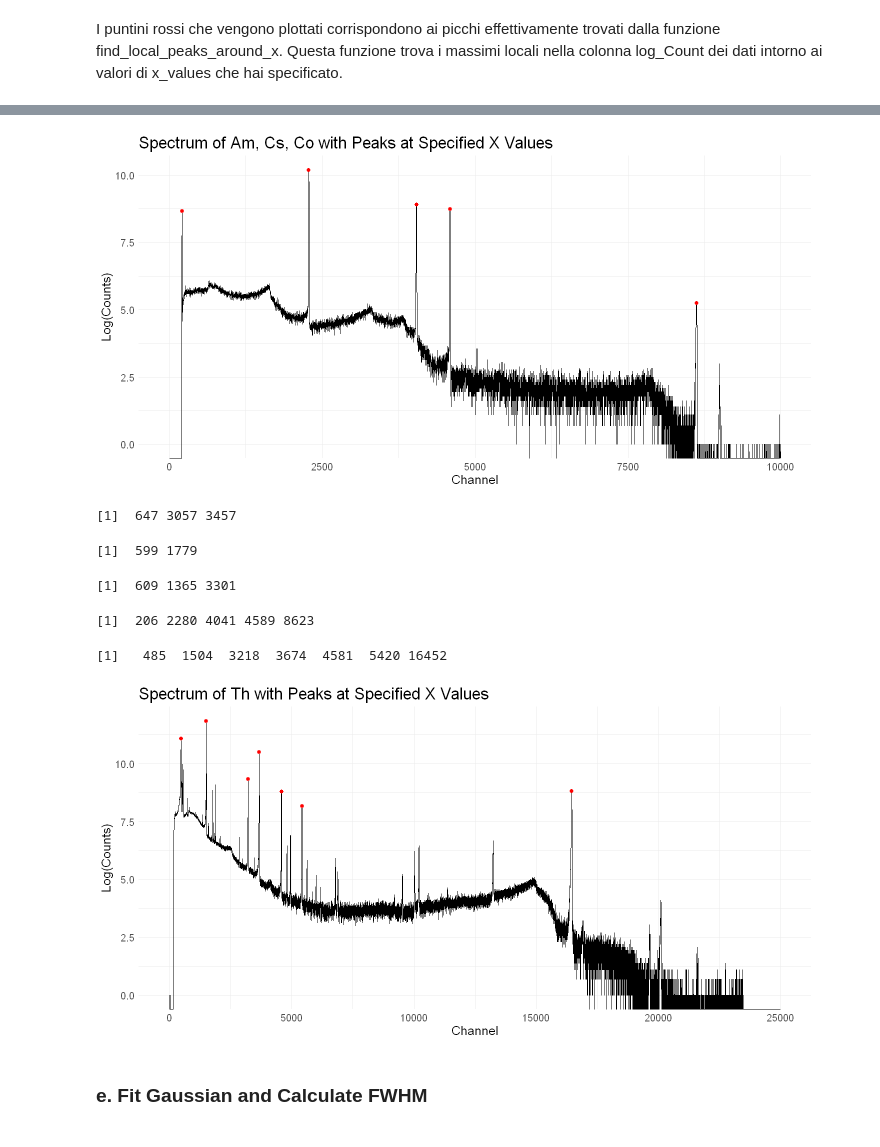
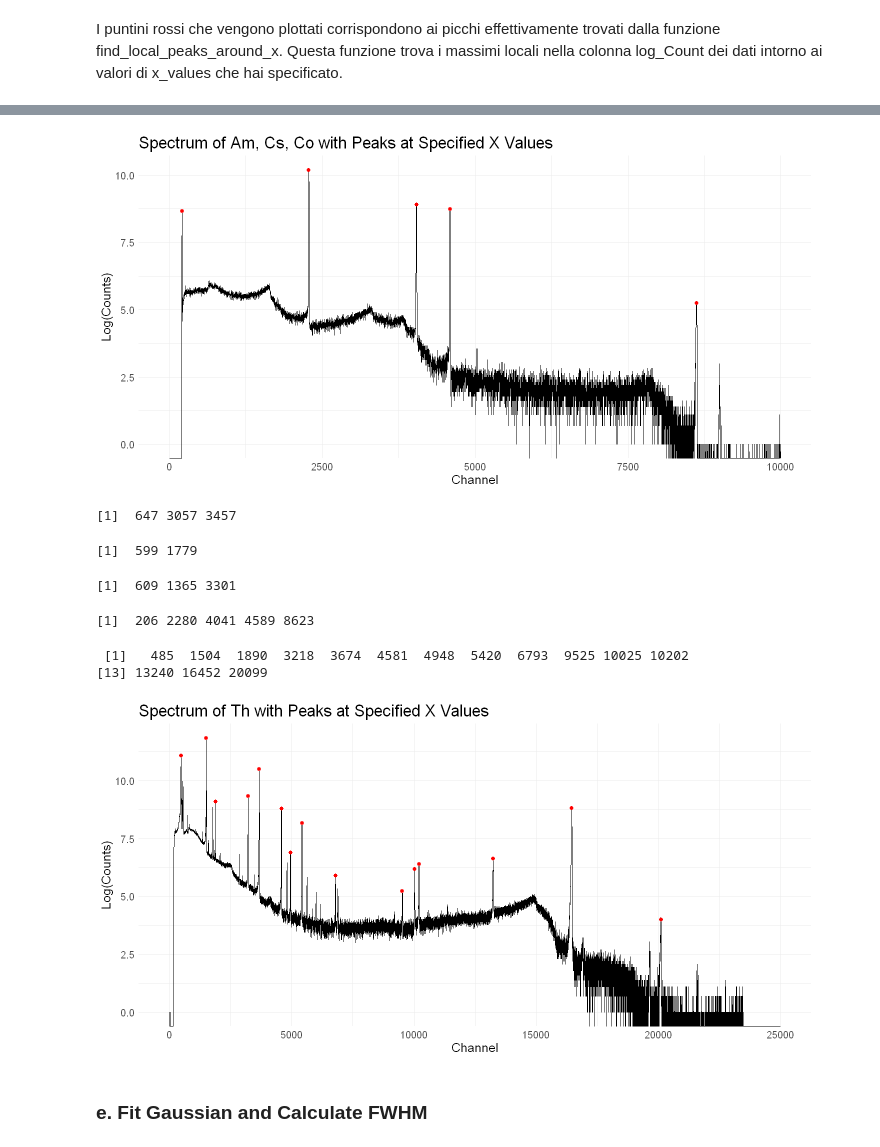
Before and after one commit to EugeniaBoccanera/R_project, a Jupyter notebook: Group_22_funz_unDato.ipynb, the cells around one changed output, grey strips where cells are left out. Saved outputs shown, nothing was run; the diff lists cells and outputs as text; code cells hidden in the pictures.

```diff
--- a/Group_22_funz_unDato.ipynb
+++ b/Group_22_funz_unDato.ipynb
@@ -271,36 +253,37 @@ find_and_return_peaks_around_x <- function(data, x_values, window_size, apply_sm
 position_co60 <- c(647, 3058, 3458)
 position_cs137 <- c(600, 1779)
 position_na22 <- c(609, 1366, 3302)
 position_AmCsCo<- c(206, 2280, 4041, 4589, 8623)
-position_Th <- c( 485, 1504, 3218, 3674, 4581, 5420, 16452) # mancano
+position_Th <- c( 485, 1504,1890,  3218, 3674, 4581,4948 , 5420, 6793, 9525, 10025, 10202,13240, 16452, 20099) # mancano
 plot_peaks_around_x(gr11_co60, "Spectrum of Co-60 with Peaks at Specified X Values", x_values =position_co60, window_size = 5, apply_smoothing = TRUE)
 plot_peaks_around_x(gr11_cs137, "Spectrum of Cs-137 with Peaks at Specified X Values", x_values = position_cs137, window_size = 5, apply_smoothing = TRUE)
 plot_peaks_around_x(gr11_na22, "Spectrum of Na-22 with Peaks at Specified X Values", x_values = position_na22, window_size = 5, apply_smoothing = TRUE)
 plot_peaks_around_x(IC48A_AmCsCo, "Spectrum of Am, Cs, Co with Peaks at Specified X Values", x_values = position_AmCsCo, window_size = 8, apply_smoothing = FALSE)
 plot_peaks_around_x(IC48A_Th, "Spectrum of Th with Peaks at Specified X Values", x_values = position_Th, window_size = 8, apply_smoothing = FALSE)
 
 peaks_co60 <- find_and_return_peaks_around_x (gr11_co60, x_values = position_co60, window_size = 5, apply_smoothing = TRUE)
 peaks_cs137 <- find_and_return_peaks_around_x (gr11_cs137, x_values = position_cs137, window_size = 5, apply_smoothing = TRUE)
 peaks_na22 <- find_and_return_peaks_around_x (gr11_na22, x_values = position_na22, window_size = 5, apply_smoothing = TRUE)
 peaks_AmCsCo <- find_and_return_peaks_around_x (IC48A_AmCsCo, x_values = position_AmCsCo, window_size = 8, apply_smoothing = FALSE)
 peaks_Th <- find_and_return_peaks_around_x (IC48A_Th, x_values = position_Th, window_size = 8, apply_smoothing = FALSE)
 
 peaks_co60
 peaks_cs137
 peaks_na22
 peaks_AmCsCo
 peaks_Th
 # %% [output]
 [figure]
 [figure]
 [figure]
 [figure]
 [1]  647 3057 3457
 [1]  599 1779
 [1]  609 1365 3301
 [1]  206 2280 4041 4589 8623
-[1]   485  1504  3218  3674  4581  5420 16452
+ [1]   485  1504  1890  3218  3674  4581  4948  5420  6793  9525 10025 10202
+[13] 13240 16452 20099
-[figure, old version]
+[figure, new version]
 # %%
 # Extract data points around each peak
 extract_peak_data <- function(data, peak_positions, window_size) {
```
Also changed, not shown: parts of 6 cells of this notebook.
